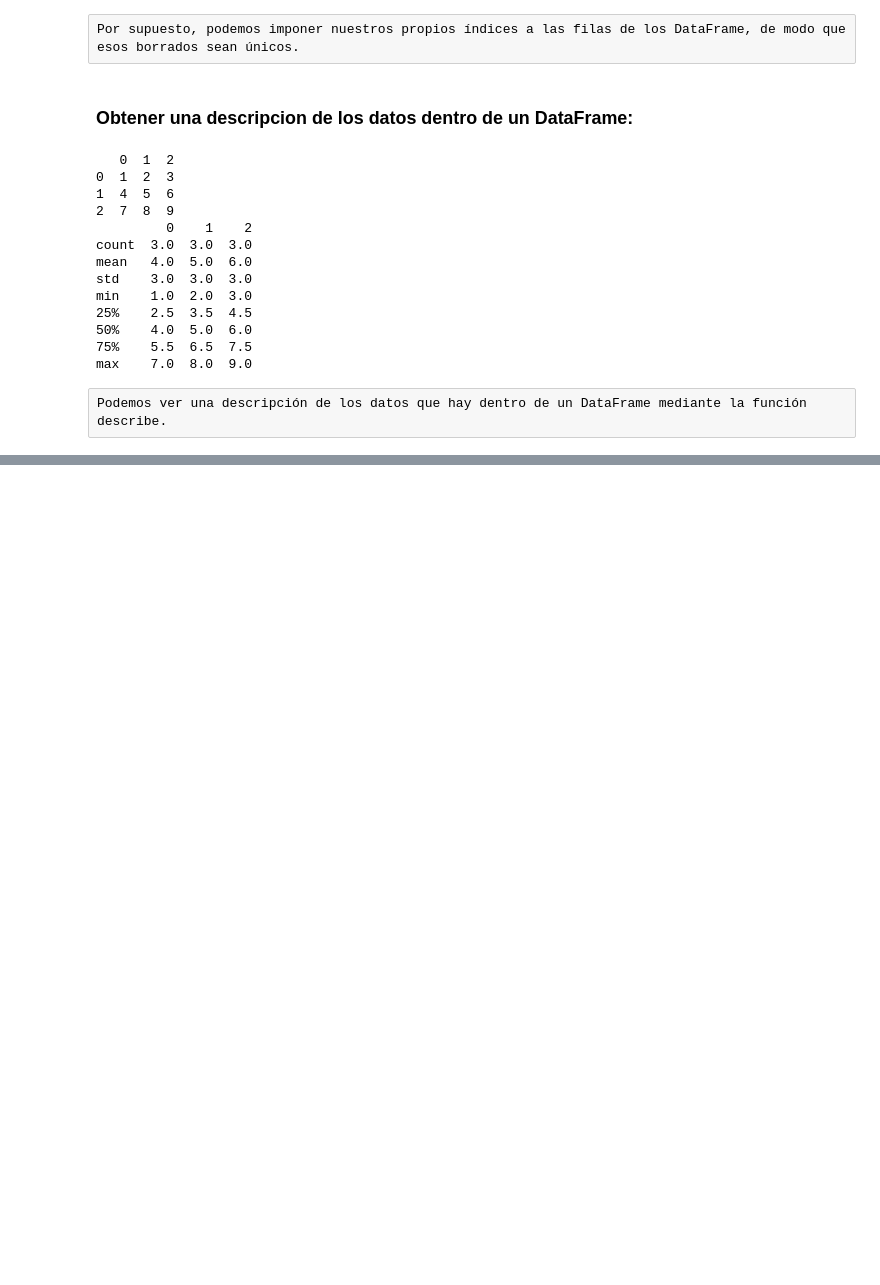
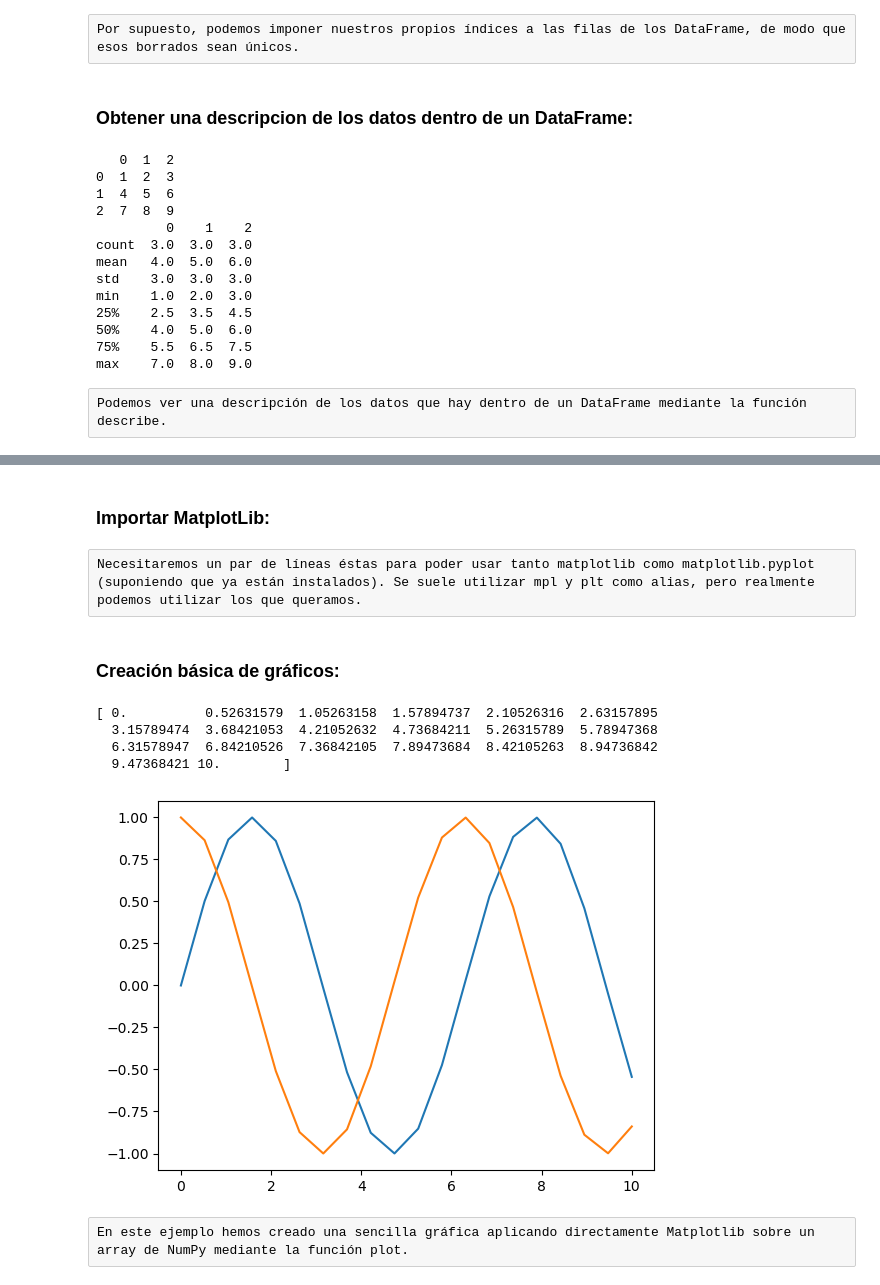
Before and after one commit to chema1985/jupyter-notebook, a Jupyter notebook: notebooks/perez_maroto_josemaria_SBD04a_Cuaderno_Python.ipynb, the cells around one changed output, grey strips where cells are left out. Cells and saved outputs as stored; diff of their text form; code cells hidden in the pictures; blank space fills up the shorter version.

```diff
--- a/notebooks/perez_maroto_josemaria_SBD04a_Cuaderno_Python.ipynb
+++ b/notebooks/perez_maroto_josemaria_SBD04a_Cuaderno_Python.ipynb
@@ -345,0 +352,2 @@ Podemos ver una descripción de los datos que hay dentro de un DataFrame mediant
+# %% [markdown]
+### Importar MatplotLib:
@@ -345,0 +357,19 @@ Podemos ver una descripción de los datos que hay dentro de un DataFrame mediant
+# %% [raw]
+Necesitaremos un par de líneas éstas para poder usar tanto matplotlib como matplotlib.pyplot (suponiendo que ya están instalados). Se suele utilizar mpl y plt como alias, pero realmente podemos utilizar los que queramos.
+# %% [markdown]
+### Creación básica de gráficos:
+# %%
+import numpy as np
+x = np.linspace(0, 10, 20)
+print(x)
+plt.plot(x, np.sin(x))
+plt.plot(x, np.cos(x))
+plt.show()
+# %% [output]
+[ 0.          0.52631579  1.05263158  1.57894737  2.10526316  2.63157895
+  3.15789474  3.68421053  4.21052632  4.73684211  5.26315789  5.78947368
+  6.31578947  6.84210526  7.36842105  7.89473684  8.42105263  8.94736842
+  9.47368421 10.        ]
+[figure, added]
+# %% [raw]
+En este ejemplo hemos creado una sencilla gráfica aplicando directamente Matplotlib sobre un array de NumPy mediante la función plot.
```
Also changed, not shown: parts of 7 cells of this notebook.
